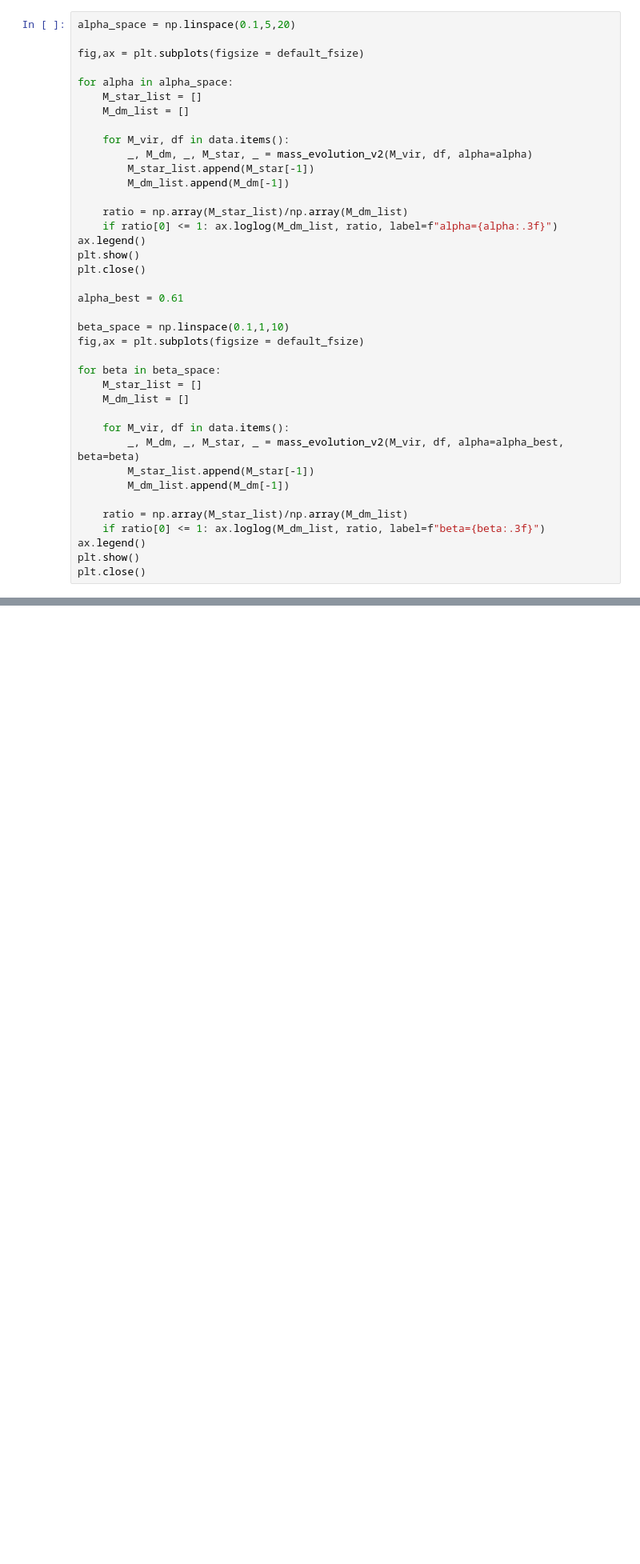
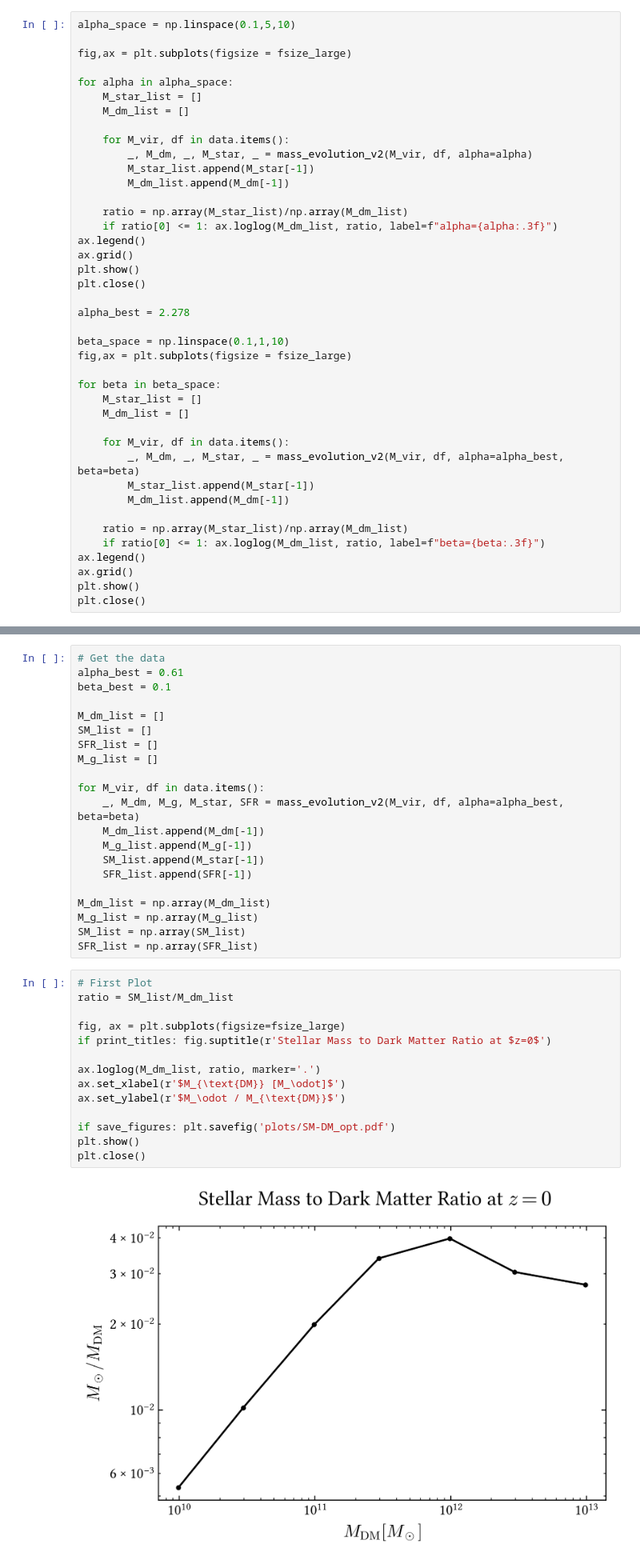
Before and after one commit to lorlo9999/FEG_NA2, a Jupyter notebook: script.ipynb, the cells around one changed output, grey strips where cells are left out. Shown at 80% size. Drawn from its saved outputs; the diff is of its cells as text; blank space fills up the shorter version.

```diff
--- a/script.ipynb
+++ b/script.ipynb
@@ -270,9 +289,9 @@ def mass_evolution_v2(M_vir, df, alpha=0.2, beta=0.2, f_b=0.18, stellar_frac=0.0
     # return t_cosmic, M_dm, M_g, M_star, SFR
     return t_cosmic, M_dm, M_g, M_star, SFR
 # %%
-alpha_space = np.linspace(0.1,5,20)
+alpha_space = np.linspace(0.1,5,10)
 
-fig,ax = plt.subplots(figsize = default_fsize)
+fig,ax = plt.subplots(figsize = fsize_large)
 
 for alpha in alpha_space:
     M_star_list = []
@@ -286,13 +305,14 @@ for alpha in alpha_space:
     ratio = np.array(M_star_list)/np.array(M_dm_list)
     if ratio[0] <= 1: ax.loglog(M_dm_list, ratio, label=f"alpha={alpha:.3f}")
 ax.legend()
+ax.grid()
 plt.show()
 plt.close()
 
-alpha_best = 0.61
+alpha_best = 2.278
 
 beta_space = np.linspace(0.1,1,10)
-fig,ax = plt.subplots(figsize = default_fsize)
+fig,ax = plt.subplots(figsize = fsize_large)
 
 for beta in beta_space:
     M_star_list = []
@@ -306,6 +326,7 @@ for beta in beta_space:
     ratio = np.array(M_star_list)/np.array(M_dm_list)
     if ratio[0] <= 1: ax.loglog(M_dm_list, ratio, label=f"beta={beta:.3f}")
 ax.legend()
+ax.grid()
 plt.show()
 plt.close()
 # %% [output]
@@ -317,0 +335,37 @@ To Do
+# %%
+# Get the data
+alpha_best = 0.61
+beta_best = 0.1
+
+M_dm_list = []
+SM_list = []
+SFR_list = []
+M_g_list = []
+
+for M_vir, df in data.items():
+    _, M_dm, M_g, M_star, SFR = mass_evolution_v2(M_vir, df, alpha=alpha_best, beta=beta)
+    M_dm_list.append(M_dm[-1])
+    M_g_list.append(M_g[-1])
+    SM_list.append(M_star[-1])
+    SFR_list.append(SFR[-1])
+
+M_dm_list = np.array(M_dm_list)
+M_g_list = np.array(M_g_list)
+SM_list = np.array(SM_list)
+SFR_list = np.array(SFR_list)
+# %%
+# First Plot
+ratio = SM_list/M_dm_list
+
+fig, ax = plt.subplots(figsize=fsize_large)
+if print_titles: fig.suptitle(r'Stellar Mass to Dark Matter Ratio at $z=0$')
+
+ax.loglog(M_dm_list, ratio, marker='.')
+ax.set_xlabel(r'$M_{\text{DM}} [M_\odot]$')
+ax.set_ylabel(r'$M_\odot / M_{\text{DM}}$')
+
+if save_figures: plt.savefig('plots/SM-DM_opt.pdf')
+plt.show()
+plt.close()
+# %% [output]
+[figure, added]
```
Also changed, not shown: parts of 13 cells of this notebook, 3 other files.
